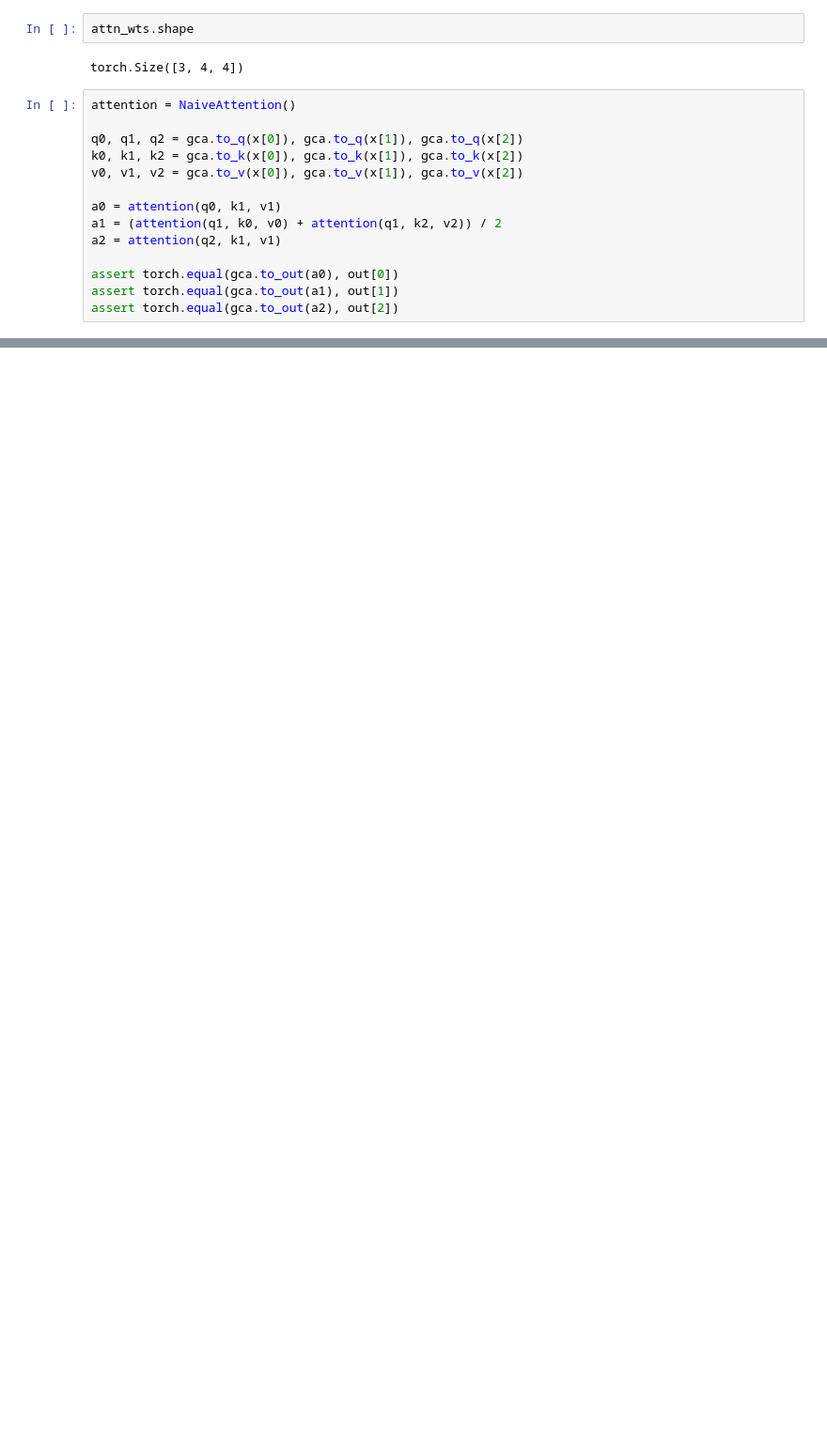
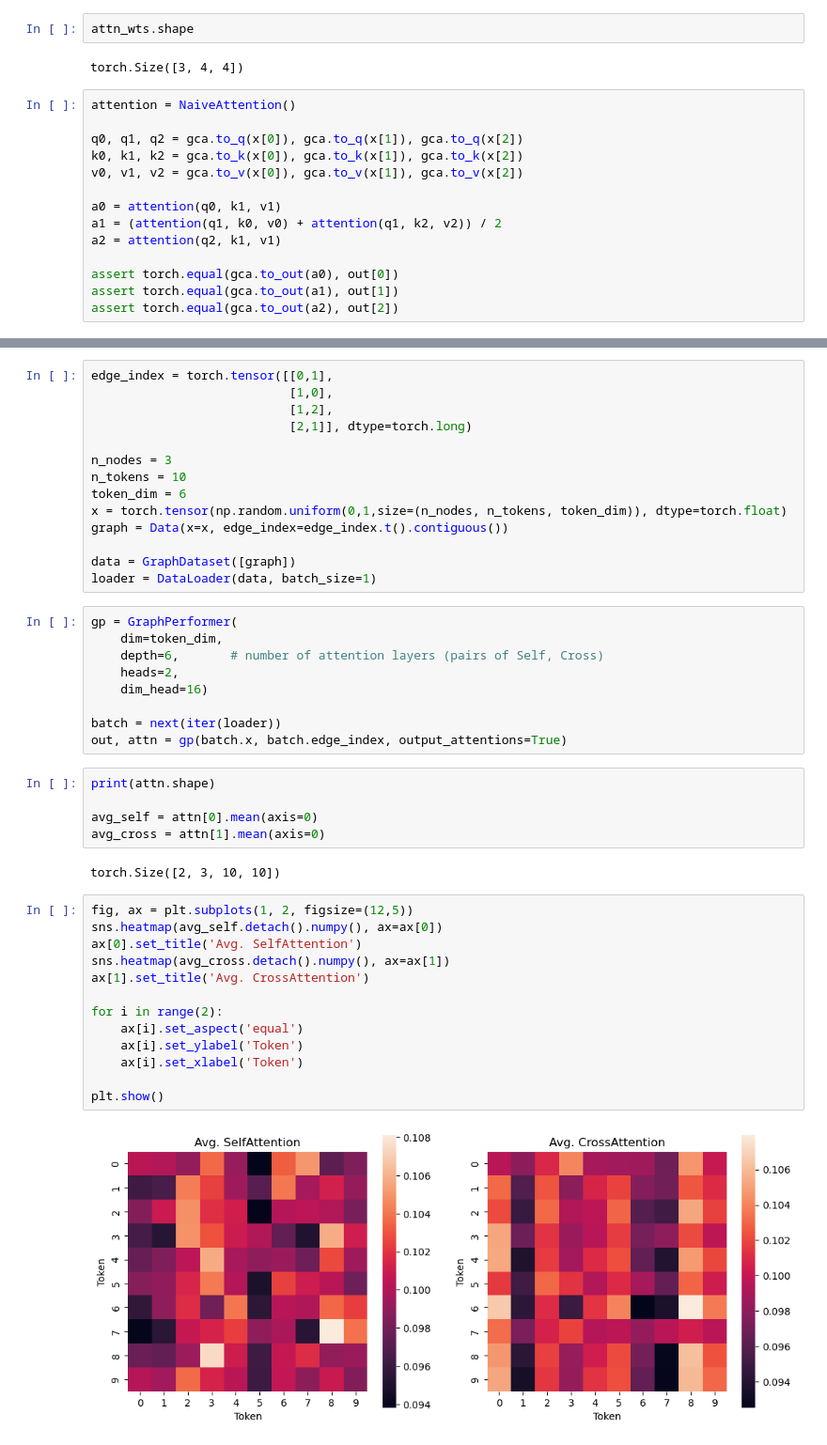
Before and after one commit to adaly/BERST, a Jupyter notebook: graph_attention_test.ipynb, the cells around one changed output, grey strips where cells are left out. Shown at 94% size. Cells and saved outputs as stored; diff of their text form; blank space fills up the shorter version.

Commit message:
Correctly accumulate & average attentions across layers & heads. Track separately for SelfAttention and CrossAttention layers within GraphSequence network

```diff
--- a/graph_attention_test.ipynb
+++ b/graph_attention_test.ipynb
@@ -137,0 +147,45 @@ assert torch.equal(gca.to_out(a2), out[2])
+# %%
+edge_index = torch.tensor([[0,1],
+                           [1,0],
+                           [1,2],
+                           [2,1]], dtype=torch.long)
+
+n_nodes = 3
+n_tokens = 10
+token_dim = 6
+x = torch.tensor(np.random.uniform(0,1,size=(n_nodes, n_tokens, token_dim)), dtype=torch.float)
+graph = Data(x=x, edge_index=edge_index.t().contiguous())
+
+data = GraphDataset([graph])
+loader = DataLoader(data, batch_size=1)
+# %%
+gp = GraphPerformer(
+    dim=token_dim,
+    depth=6,       # number of attention layers (pairs of Self, Cross)
+    heads=2,
+    dim_head=16)
+
+batch = next(iter(loader))
+out, attn = gp(batch.x, batch.edge_index, output_attentions=True)
+# %%
+print(attn.shape)
+
+avg_self = attn[0].mean(axis=0)
+avg_cross = attn[1].mean(axis=0)
+# %% [output]
+torch.Size([2, 3, 10, 10])
+# %%
+fig, ax = plt.subplots(1, 2, figsize=(12,5))
+sns.heatmap(avg_self.detach().numpy(), ax=ax[0])
+ax[0].set_title('Avg. SelfAttention')
+sns.heatmap(avg_cross.detach().numpy(), ax=ax[1])
+ax[1].set_title('Avg. CrossAttention')
+
+for i in range(2):
+    ax[i].set_aspect('equal')
+    ax[i].set_ylabel('Token')
+    ax[i].set_xlabel('Token')
+
+plt.show()
+# %% [output]
+[figure, added]
```
Also changed, not shown: parts of 8 cells of this notebook, 2 other files.
